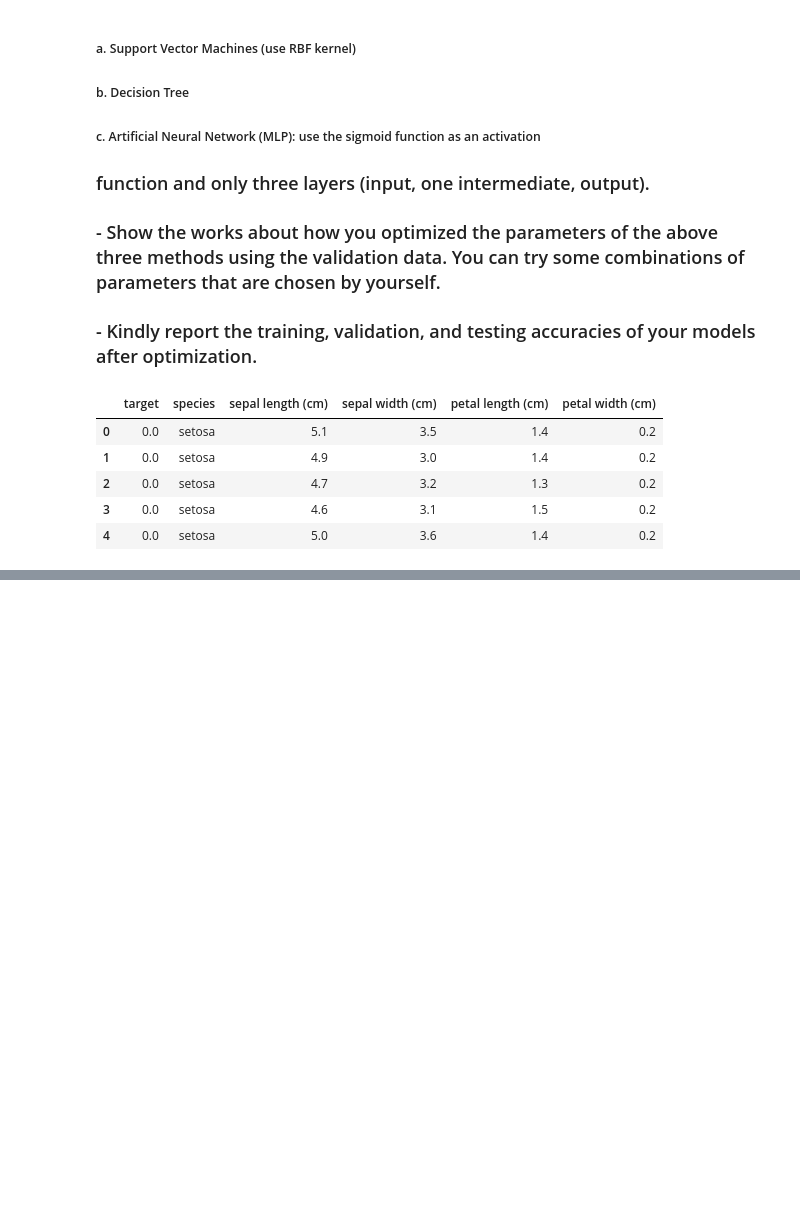
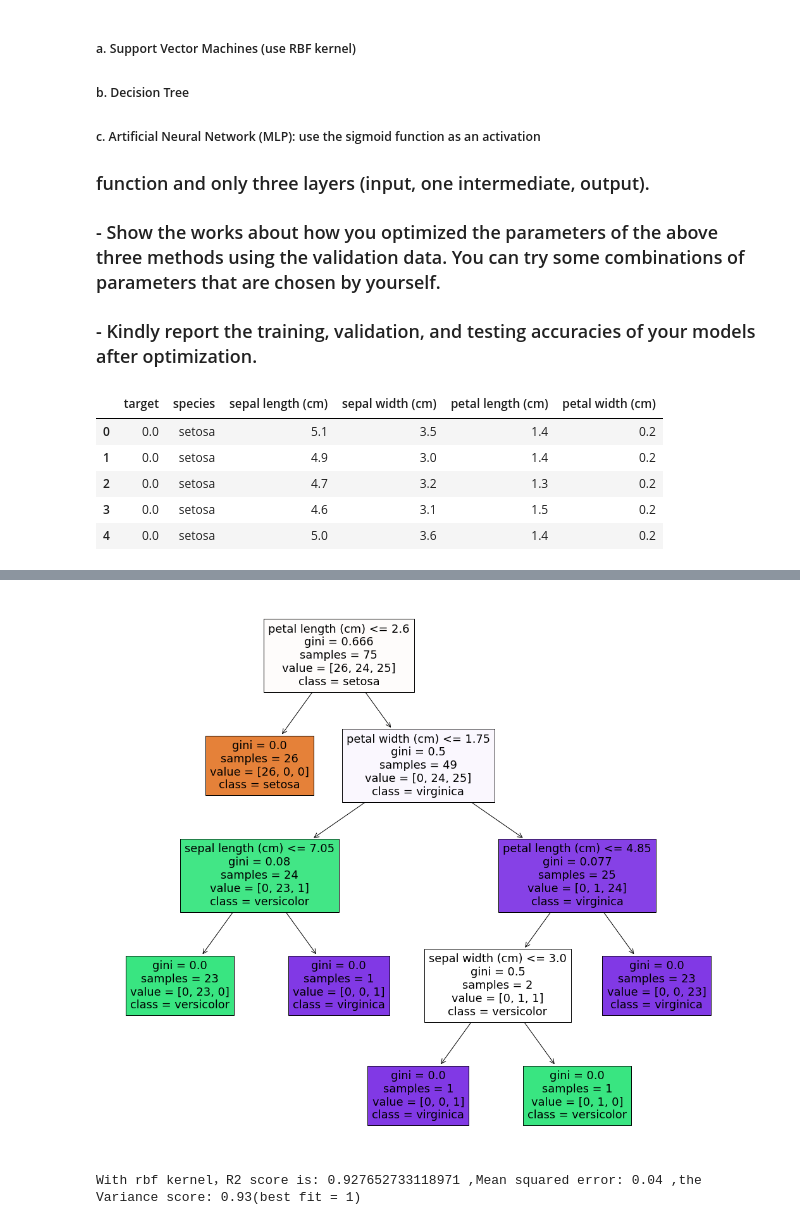
Before and after one commit to gitony0101/homework, a Jupyter notebook: Computational Methods – Spring 2021 Final Exam.ipynb, the cells around one changed output, grey strips where cells are left out. Saved outputs shown, nothing was run; the diff lists cells and outputs as text; code cells hidden in the pictures; blank space fills up the shorter version.

```diff
--- a/Computational Methods – Spring 2021 Final Exam.ipynb
+++ b/Computational Methods – Spring 2021 Final Exam.ipynb
@@ -65,0 +88,20 @@ With rbf kernel，R2 score is: 0.928343949044586 , Mean squared error: 0.04 ,the
+# %%
+# b. Classification model for the IRIS dataset using decision trees
+from sklearn.model_selection import cross_val_score
+from sklearn.tree import DecisionTreeClassifier
+from sklearn import tree
+
+clf = DecisionTreeClassifier(random_state=123)
+y_clf = clf.fit(x_train, y_train).predict(x_test)
+# %%
+fig_clf = plt.figure(figsize=(18,16))
+_ = tree.plot_tree(clf,
+                   feature_names=iris.feature_names,
+                   class_names=iris.target_names,
+                   filled=True)
+# %% [output]
+[figure, added]
+# %%
+print("With Decision tree classification，R2 score is:", r2_score(y_test, y_clf),",Mean squared error: %.2f"% mean_squared_error(y_test, y_clf),',the Variance score: %.2f(best fit = 1)' % r2_score(y_test, y_clf))
+# %% [output]
+With rbf kernel，R2 score is: 0.927652733118971 ,Mean squared error: 0.04 ,the Variance score: 0.93(best fit = 1)
```
Also changed, not shown: parts of 11 cells of this notebook, 2 other files.
